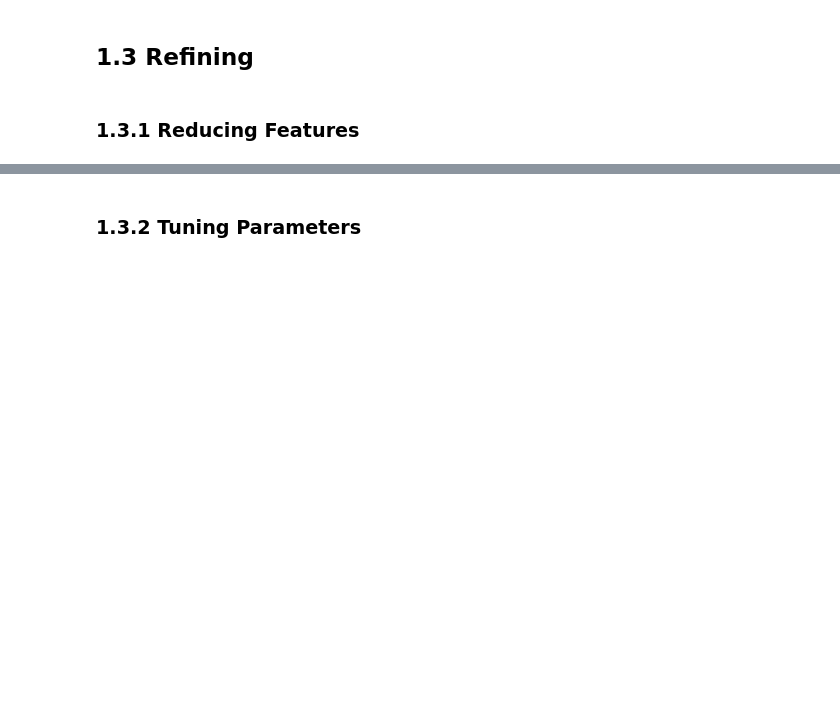
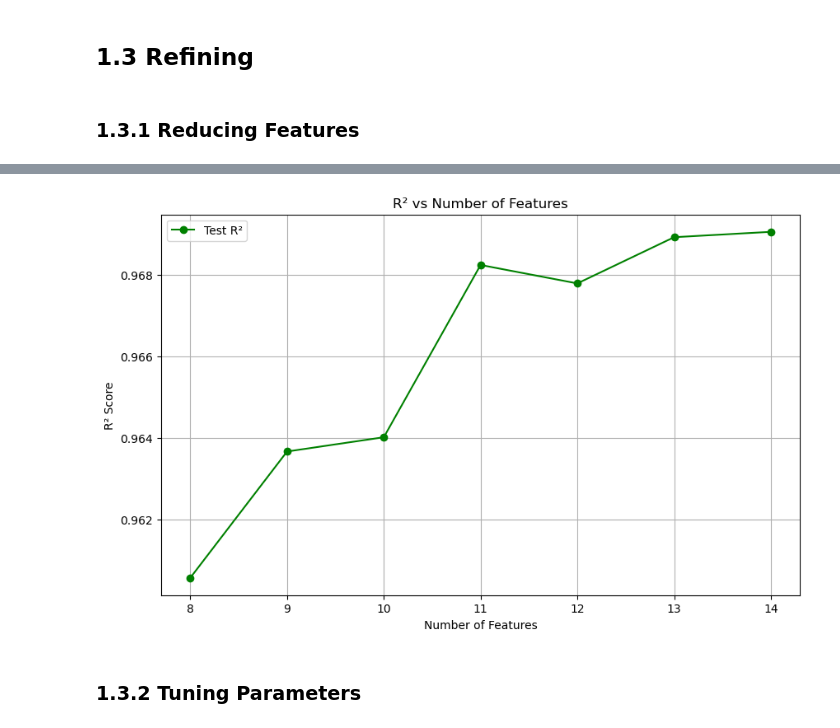
Before and after one commit to Zimmy313/HDB_HousingPrice_ML_Project, a Jupyter notebook: src/Boosting_model.ipynb, the cells around one changed output, grey strips where cells are left out. Saved outputs shown, nothing was run; the diff lists cells and outputs as text; code cells hidden in the pictures; blank space fills up the shorter version.

```diff
--- a/src/Boosting_model.ipynb
+++ b/src/Boosting_model.ipynb
@@ -164,3 +240,15 @@ X_test_reduced = X_test[important_features]
+# %%
+# Plot Test R²
+plt.figure(figsize=(10, 6))
+plt.plot(results_df['num_features'], results_df['test_r2'], label='Test R²', marker='o', color='green')
+plt.xlabel('Number of Features')
+plt.ylabel('R² Score')
+plt.title('R² vs Number of Features')
+plt.legend()
+plt.grid(True)
+plt.show()
+# %% [output]
+[figure, added]
 # %% [markdown]
 ### 1.3.2 Tuning Parameters
 # %% [markdown]
```
Also changed, not shown: parts of 6 cells of this notebook, 5 other files.
